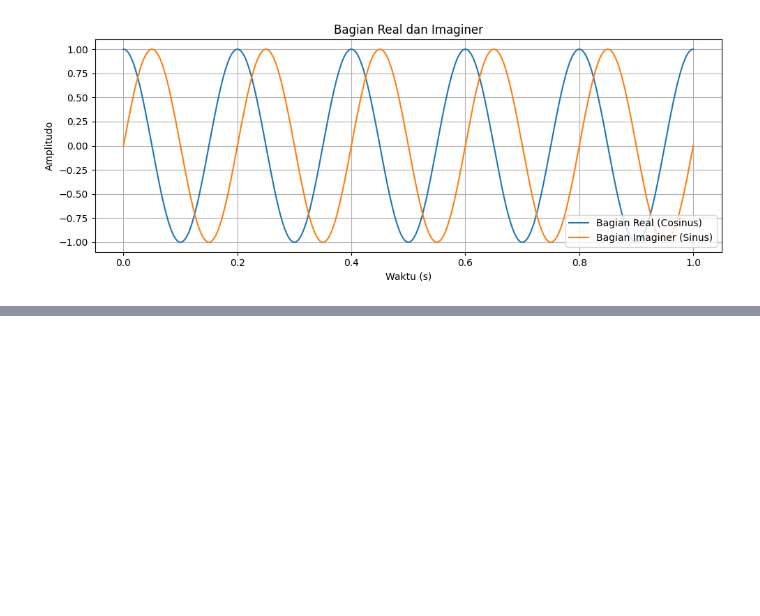
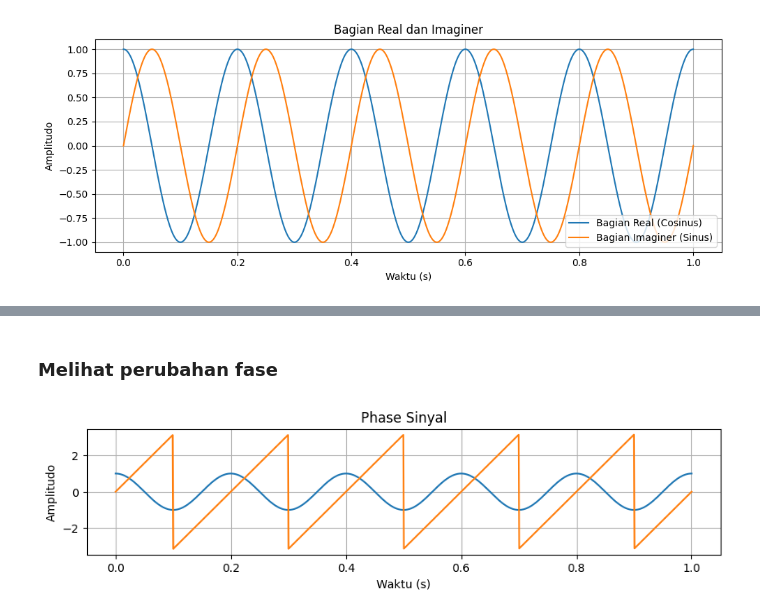
Before and after one commit to informatika-itera/if3024-handson, a Jupyter notebook: 0_working_with_signal.ipynb, the cells around one changed output, grey strips where cells are left out. Cells and saved outputs as stored; diff of their text form; code cells hidden in the pictures; blank space fills up the shorter version.

```diff
--- a/0_working_with_signal.ipynb
+++ b/0_working_with_signal.ipynb
@@ -153,0 +183,15 @@ plt.show()
+# %% [markdown]
+### Melihat perubahan fase
+# %%
+phase = np.angle(complex_signal)
+
+plt.figure(figsize=(10, 2))
+plt.plot(time_axis, complex_signal)
+plt.plot(time_axis, phase)
+plt.title("Phase Sinyal")
+plt.xlabel("Waktu (s)")
+plt.ylabel("Amplitudo")
+plt.grid(True)
+plt.show()
+# %% [output]
+[figure, added]
```
Also changed, not shown: parts of 27 cells of this notebook, 2 other files.
